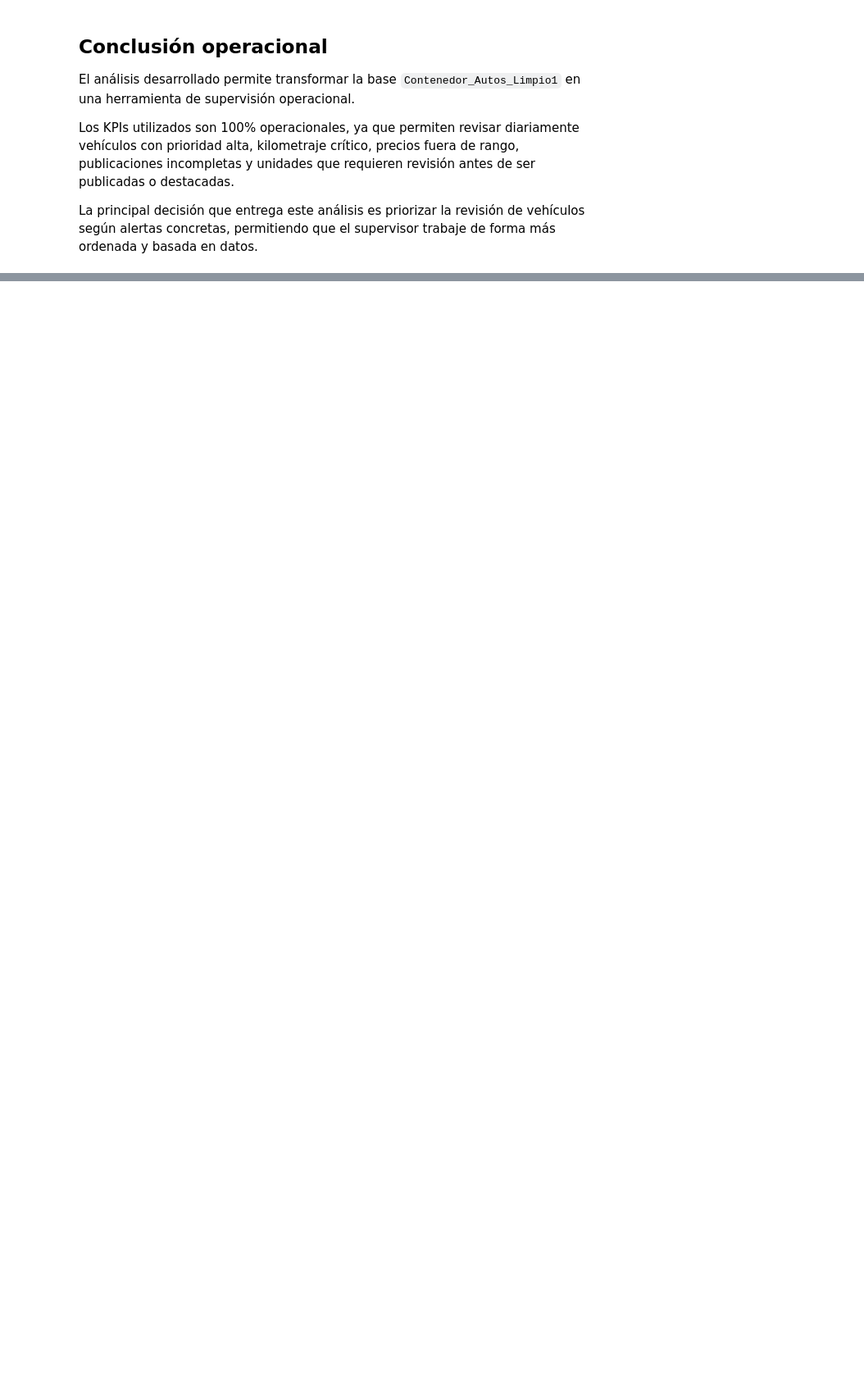
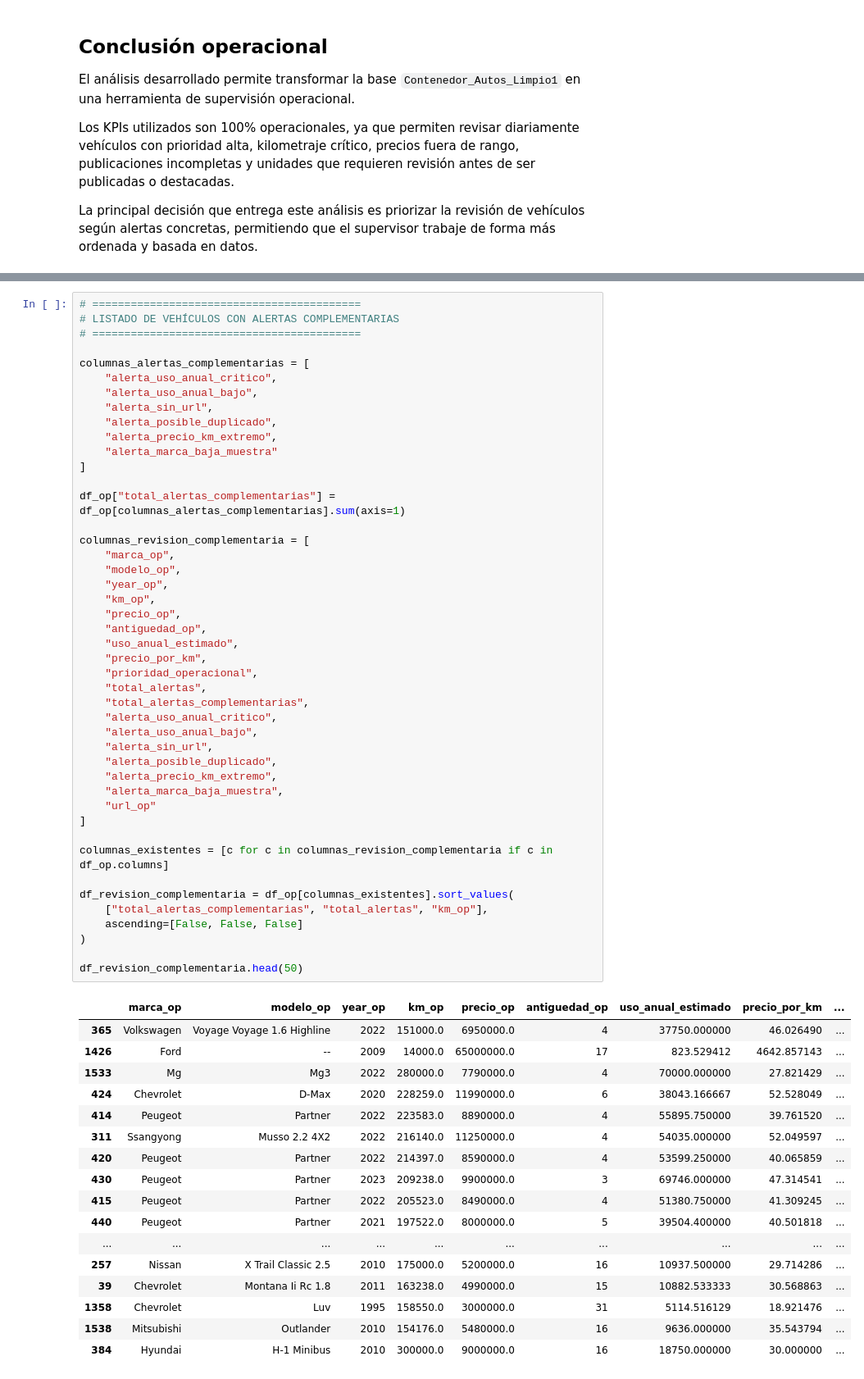
Before and after one commit to IICG-Coquimbo/practica-proyecto-autotec, a Jupyter notebook: autotec/semana5/Proyecto_Final.ipynb, the cells around one changed output, grey strips where cells are left out. Shown at 82% size. Drawn from its saved outputs; the diff is of its cells as text; blank space fills up the shorter version.

```diff
--- a/autotec/semana5/Proyecto_Final.ipynb
+++ b/autotec/semana5/Proyecto_Final.ipynb
@@ -533,0 +817,63 @@ La principal decisión que entrega este análisis es priorizar la revisión de v
+# %%
+# ==========================================
+# LISTADO DE VEHÍCULOS CON ALERTAS COMPLEMENTARIAS
+# ==========================================
+
+columnas_alertas_complementarias = [
+    "alerta_uso_anual_critico",
+    "alerta_uso_anual_bajo",
+    "alerta_sin_url",
+    "alerta_posible_duplicado",
+    "alerta_precio_km_extremo",
+    "alerta_marca_baja_muestra"
+]
+
+df_op["total_alertas_complementarias"] = df_op[columnas_alertas_complementarias].sum(axis=1)
+
+columnas_revision_complementaria = [
+    "marca_op",
+    "modelo_op",
+    "year_op",
+    "km_op",
+    "precio_op",
+    "antiguedad_op",
+    "uso_anual_estimado",
+    "precio_por_km",
+    "prioridad_operacional",
+    "total_alertas",
+    "total_alertas_complementarias",
+    "alerta_uso_anual_critico",
+    "alerta_uso_anual_bajo",
+    "alerta_sin_url",
+    "alerta_posible_duplicado",
+    "alerta_precio_km_extremo",
+    "alerta_marca_baja_muestra",
+    "url_op"
+]
+
+columnas_existentes = [c for c in columnas_revision_complementaria if c in df_op.columns]
+
+df_revision_complementaria = df_op[columnas_existentes].sort_values(
+    ["total_alertas_complementarias", "total_alertas", "km_op"],
+    ascending=[False, False, False]
+)
+
+df_revision_complementaria.head(50)
+# %% [output]
+|  | marca_op | modelo_op | year_op | km_op | precio_op | antiguedad_op | uso_anual_estimado | precio_por_km | ... |
+| 365 | Volkswagen | Voyage Voyage 1.6 Highline | 2022 | 151000.0 | 6950000.0 | 4 | 37750.000000 | 46.026490 | ... |
+| 1426 | Ford | -- | 2009 | 14000.0 | 65000000.0 | 17 | 823.529412 | 4642.857143 | ... |
+| 1533 | Mg | Mg3 | 2022 | 280000.0 | 7790000.0 | 4 | 70000.000000 | 27.821429 | ... |
+| 424 | Chevrolet | D-Max | 2020 | 228259.0 | 11990000.0 | 6 | 38043.166667 | 52.528049 | ... |
+| 414 | Peugeot | Partner | 2022 | 223583.0 | 8890000.0 | 4 | 55895.750000 | 39.761520 | ... |
+| 311 | Ssangyong | Musso 2.2 4X2 | 2022 | 216140.0 | 11250000.0 | 4 | 54035.000000 | 52.049597 | ... |
+| 420 | Peugeot | Partner | 2022 | 214397.0 | 8590000.0 | 4 | 53599.250000 | 40.065859 | ... |
+| 430 | Peugeot | Partner | 2023 | 209238.0 | 9900000.0 | 3 | 69746.000000 | 47.314541 | ... |
+| 415 | Peugeot | Partner | 2022 | 205523.0 | 8490000.0 | 4 | 51380.750000 | 41.309245 | ... |
+| 440 | Peugeot | Partner | 2021 | 197522.0 | 8000000.0 | 5 | 39504.400000 | 40.501818 | ... |
+| ... | ... | ... | ... | ... | ... | ... | ... | ... | ... |
+| 257 | Nissan | X Trail Classic 2.5 | 2010 | 175000.0 | 5200000.0 | 16 | 10937.500000 | 29.714286 | ... |
+| 39 | Chevrolet | Montana Ii Rc 1.8 | 2011 | 163238.0 | 4990000.0 | 15 | 10882.533333 | 30.568863 | ... |
+| 1358 | Chevrolet | Luv | 1995 | 158550.0 | 3000000.0 | 31 | 5114.516129 | 18.921476 | ... |
+| 1538 | Mitsubishi | Outlander | 2010 | 154176.0 | 5480000.0 | 16 | 9636.000000 | 35.543794 | ... |
+| 384 | Hyundai | H-1 Minibus | 2010 | 300000.0 | 9000000.0 | 16 | 18750.000000 | 30.000000 | ... |
```
Also changed, not shown: parts of 9 cells of this notebook.
